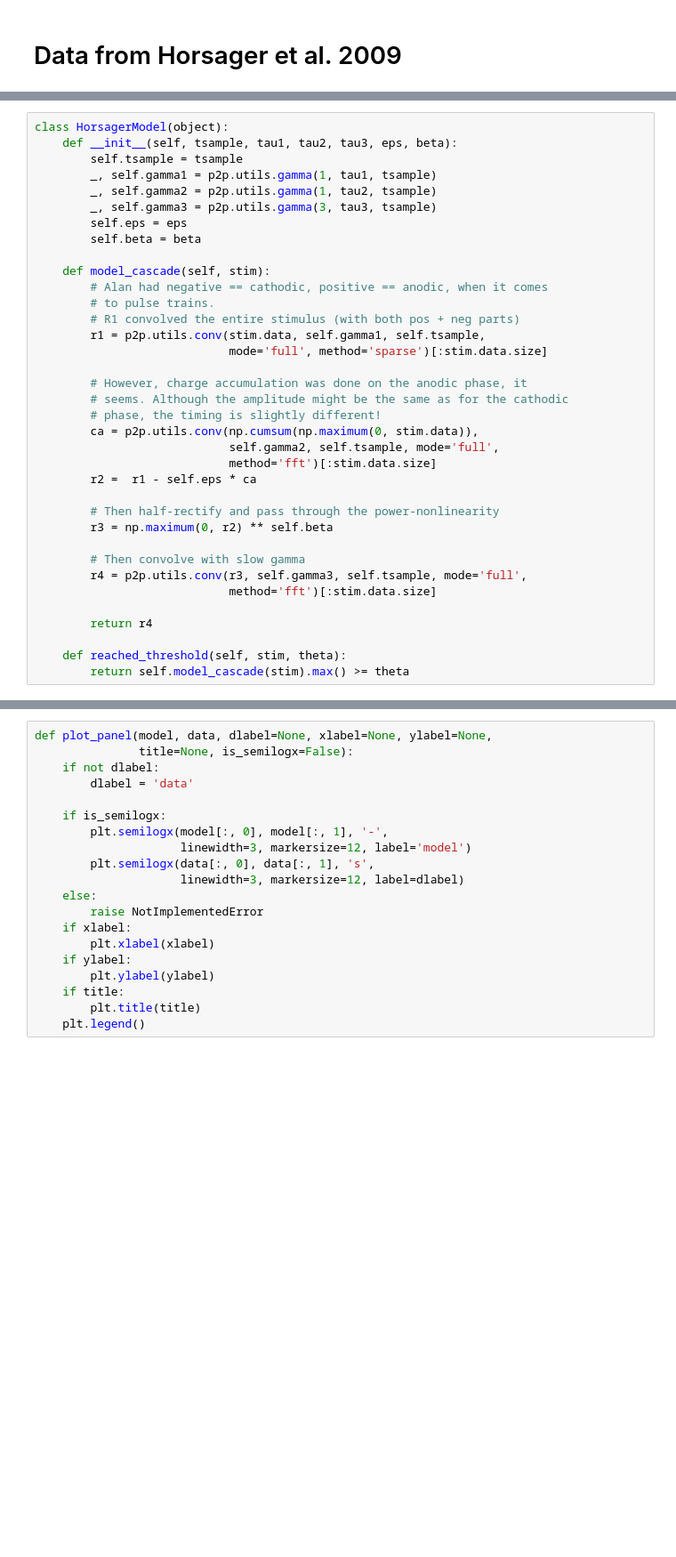
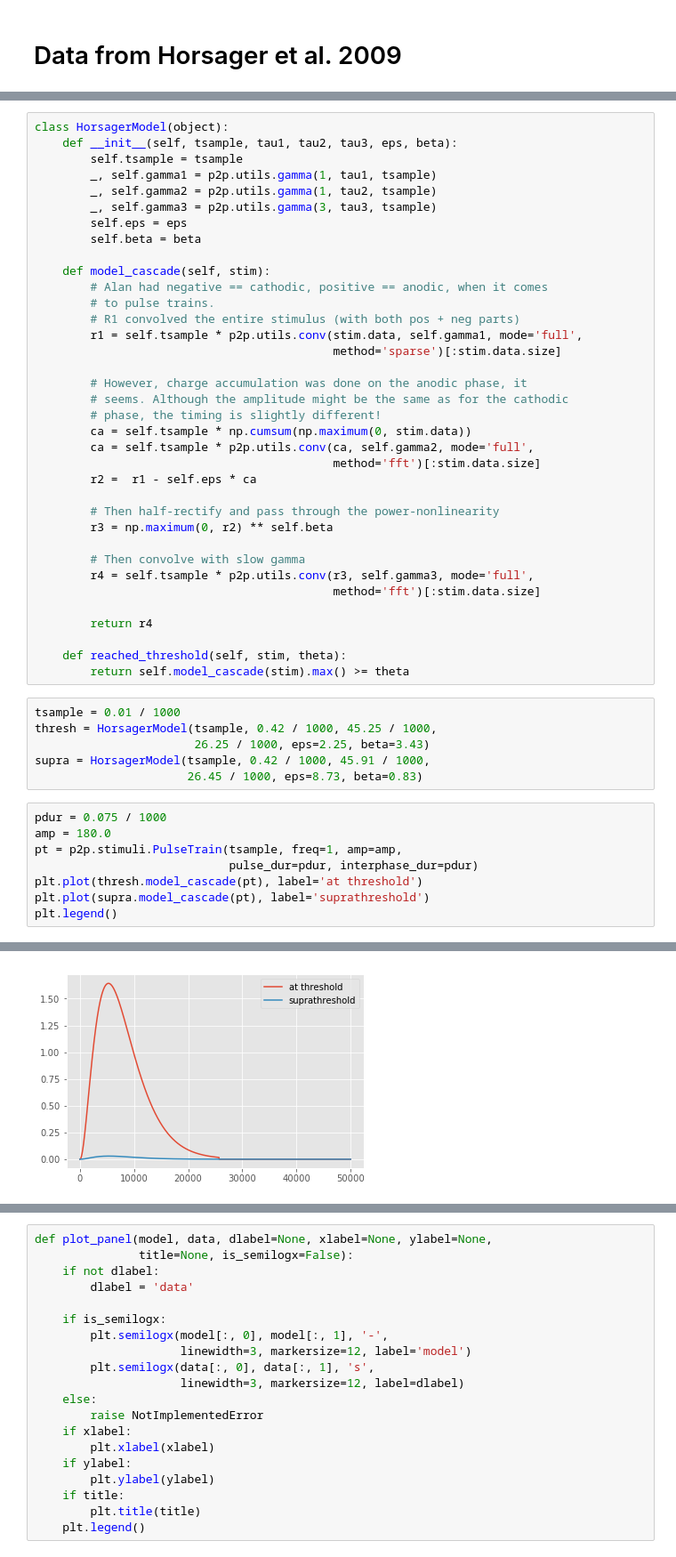
Before and after one commit to mbeyeler/pulse2percept, a Jupyter notebook: examples/notebooks/3.0-horsager-2009-figs.ipynb, the cells around one changed output, grey strips where cells are left out. Shown at 89% size. Drawn from its saved outputs; the diff is of its cells as text; blank space fills up the shorter version.

Commit message:
add single-pulse and fixed-duration data

```diff
--- a/examples/notebooks/3.0-horsager-2009-figs.ipynb
+++ b/examples/notebooks/3.0-horsager-2009-figs.ipynb
@@ -51,25 +27,40 @@ class HorsagerModel(object):
         # Alan had negative == cathodic, positive == anodic, when it comes
         # to pulse trains.
         # R1 convolved the entire stimulus (with both pos + neg parts)
-        r1 = p2p.utils.conv(stim.data, self.gamma1, self.tsample,
-                            mode='full', method='sparse')[:stim.data.size]
+        r1 = self.tsample * p2p.utils.conv(stim.data, self.gamma1, mode='full',
+                                           method='sparse')[:stim.data.size]
 
         # However, charge accumulation was done on the anodic phase, it
         # seems. Although the amplitude might be the same as for the cathodic
         # phase, the timing is slightly different!
-        ca = p2p.utils.conv(np.cumsum(np.maximum(0, stim.data)),
-                            self.gamma2, self.tsample, mode='full',
-                            method='fft')[:stim.data.size]
+        ca = self.tsample * np.cumsum(np.maximum(0, stim.data))
+        ca = self.tsample * p2p.utils.conv(ca, self.gamma2, mode='full',
+                                           method='fft')[:stim.data.size]
         r2 =  r1 - self.eps * ca
 
         # Then half-rectify and pass through the power-nonlinearity
         r3 = np.maximum(0, r2) ** self.beta
 
         # Then convolve with slow gamma
-        r4 = p2p.utils.conv(r3, self.gamma3, self.tsample, mode='full',
-                            method='fft')[:stim.data.size]
+        r4 = self.tsample * p2p.utils.conv(r3, self.gamma3, mode='full',
+                                           method='fft')[:stim.data.size]
 
         return r4
 
     def reached_threshold(self, stim, theta):
         return self.model_cascade(stim).max() >= theta
+# %%
+tsample = 0.01 / 1000
+thresh = HorsagerModel(tsample, 0.42 / 1000, 45.25 / 1000,
+                       26.25 / 1000, eps=2.25, beta=3.43)
+supra = HorsagerModel(tsample, 0.42 / 1000, 45.91 / 1000,
+                      26.45 / 1000, eps=8.73, beta=0.83)
+# %%
+pdur = 0.075 / 1000
+amp = 180.0
+pt = p2p.stimuli.PulseTrain(tsample, freq=1, amp=amp,
+                            pulse_dur=pdur, interphase_dur=pdur)
+plt.plot(thresh.model_cascade(pt), label='at threshold')
+plt.plot(supra.model_cascade(pt), label='suprathreshold')
+plt.legend()
+# %% [output]
@@ -75,0 +68 @@ class HorsagerModel(object):
+[figure, added]
```
Also changed, not shown: parts of 25 cells of this notebook, 5 other files.
